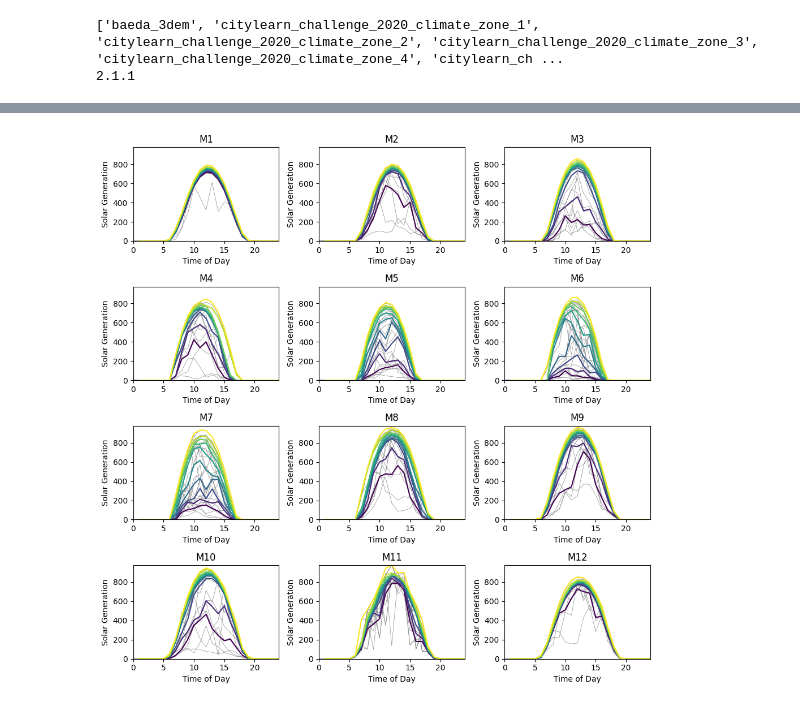
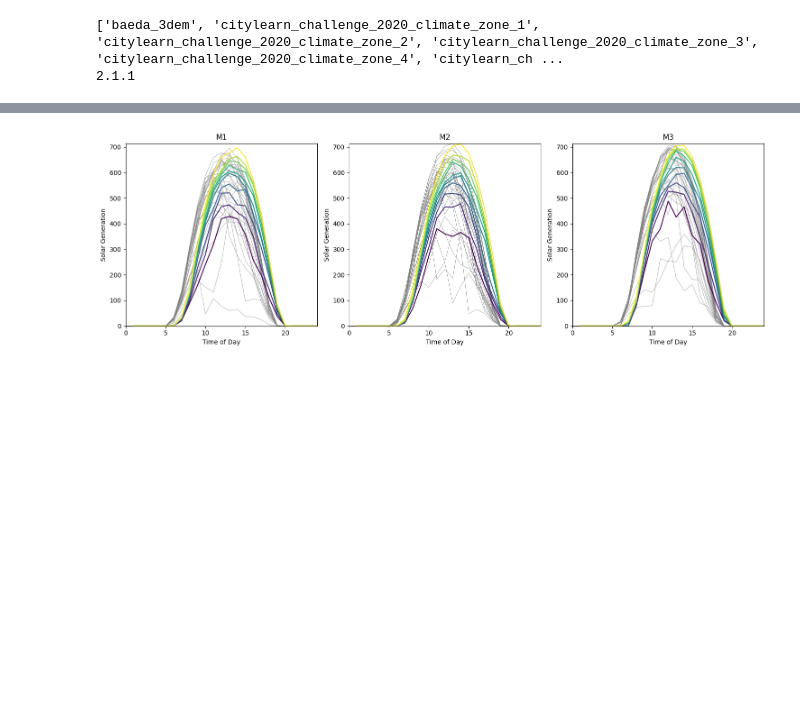
Before and after one commit to Sasmn/szakdolgozat_citylearn, a Jupyter notebook: data_analysis.ipynb, the cells around one changed output, grey strips where cells are left out. Cells and saved outputs as stored; diff of their text form; code cells hidden in the pictures; blank space fills up the shorter version.

```diff
--- a/data_analysis.ipynb
+++ b/data_analysis.ipynb
@@ -281,33 +611,0 @@ plt.tight_layout()
-# %%
-import numpy as np
-filename = schema['buildings'][building_1]['weather']
-filepath = os.path.join(root_directory, filename)
-building_data = pd.read_csv(filepath)
-
-feature = "Relative Humidity [%]"
-
-solar = building_data[feature]
-
-last_end_index = 0;
-
-numberOfSubCategories = 12
-fig, axs = plt.subplots(4, 3, figsize=(10, 10))
-
-
-for ax, i in zip(fig.axes, range(numberOfSubCategories)):
-    start_index = last_end_index
-    end_index = int(8760 / numberOfSubCategories * i + 8760 / numberOfSubCategories)
-    for j in range(start_index, end_index, 24):
-        ax.plot(solar[j:j+24].values, alpha=0.9, color="gray", lw=0.5)
-        last_end_index = j + 24;
-
-    filtered_data = building_data[(building_data.index >= start_index) & (building_data.index < end_index)]
-    quantiles = np.arange(0.1, 1.1, 0.1)
-    colors = plt.cm.viridis(np.linspace(0, 1, len(quantiles)))
-    # ax.plot(filtered_data.groupby(["Hour"])["Solar Generation [W/kW]"].quantile(0.5), color="black", label="Median Production in M" + str(i + 1))
-    ax.set_ylabel(feature)
-    ax.set_xlabel("Time of Day")
-    ax.set_ylim(solar.min(), solar.max())
-    ax.set_title("M" + str(i + 1))
-
-plt.tight_layout()
@@ -395,36 +691,36 @@ plt.show()
 import numpy as np
 filename = schema['buildings'][building_1]['energy_simulation']
 filepath = os.path.join(root_directory, filename)
 building_data = pd.read_csv(filepath)
 
-solar = building_data["Solar Generation [W/kW]"]
+solar = building_data["Solar Generation (W/kW)"]
 hour = building_data["Hour"]
 
 last_end_index = 0;
 
-numberOfSubCategories = 12
-fig, axs = plt.subplots(4, 3, figsize=(10, 10))
+numberOfSubCategories = 3
+fig, axs = plt.subplots(1, 3, figsize=(15, 5))
 
 
 for ax, i in zip(fig.axes, range(numberOfSubCategories)):
     start_index = last_end_index
-    end_index = int(8760 / numberOfSubCategories * i + 8760 / numberOfSubCategories)
+    end_index = int(len(building_data) / numberOfSubCategories * i + len(building_data) / numberOfSubCategories)
     for j in range(start_index, end_index, 24):
         ax.plot(solar[j:j+24].values, alpha=0.9, color="gray", lw=0.5)
         last_end_index = j + 24;
 
     filtered_data = building_data[(building_data.index >= start_index) & (building_data.index < end_index)]
     quantiles = np.arange(0.1, 1.1, 0.1)
     colors = plt.cm.viridis(np.linspace(0, 1, len(quantiles)))
     # ax.plot(filtered_data.groupby(["Hour"])["Solar Generation [W/kW]"].quantile(0.5), color="black", label="Median Production in M" + str(i + 1))
     for q, color in zip(quantiles, colors):
-        quantile_data = filtered_data.groupby("Hour")["Solar Generation [W/kW]"].quantile(q)
+        quantile_data = filtered_data.groupby("Hour")["Solar Generation (W/kW)"].quantile(q)
         ax.plot(quantile_data, color=color)
     ax.set_ylabel("Solar Generation")
     ax.set_xlabel("Time of Day")
     ax.set_ylim(solar.min(), solar.max())
     ax.set_title("M" + str(i + 1))
 
 plt.tight_layout()
 # %% [output]
-[figure, old version]
+[figure, new version]
```
Also changed, not shown: parts of 23 cells of this notebook, 5 other files.
